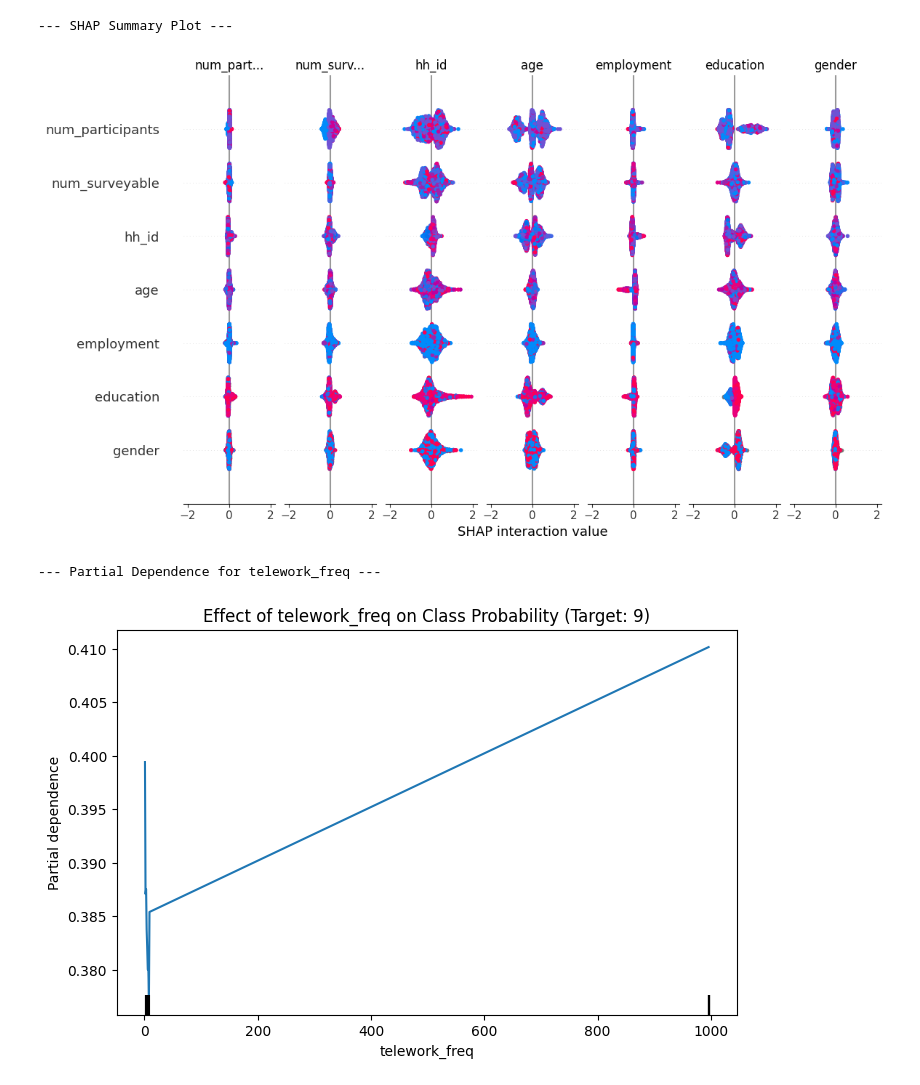
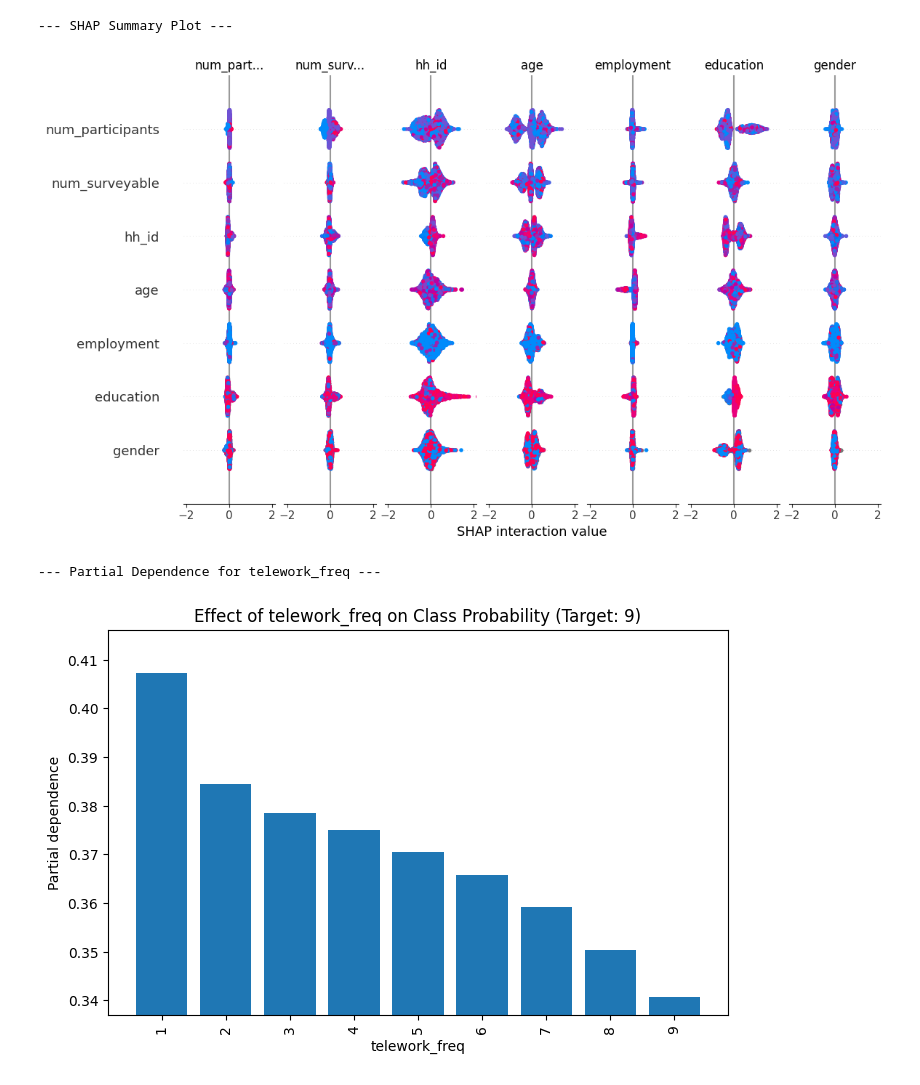
Before and after one commit to VarsanJ/Cities-in-Motion-2026, a Jupyter notebook: CatBoostModel.ipynb, the cells around one changed output. Saved outputs shown, nothing was run; the diff lists cells and outputs as text; code cells hidden in the pictures.

Commit message:
Updated independent variable stuff

```diff
--- a/CatBoostModel.ipynb
+++ b/CatBoostModel.ipynb
@@ -1,6 +1,9 @@
 # %% [markdown]
 <a href="https://colab.research.google.com/github/VarsanJ/Cities-in-Motion-2026/blob/main/CatBoostModel.ipynb" target="_parent"><img src="https://colab.research.google.com/assets/colab-badge.svg" alt="Open In Colab"/></a>
 # %%
+!pip install catboost shap -q
+
+# Imports
 import pandas as pd
 import numpy as np
 from catboost import CatBoostClassifier, Pool
@@ -11,17 +14,21 @@ from sklearn.inspection import PartialDependenceDisplay
 # File Import
 fileImport = pd.read_csv("CMAP_NeededVariables.csv")
 
-# Define Columns
+# Define The Dependent and Independent Variable so far
 dependent_var = 'transit_freq'
 independent_var = 'telework_freq'
 
-# Handle Special Code Cases
+# Handle Special Code Cases in a copy
 fileImport_cleaned = fileImport.copy()
 # Replace the 996 with 9 (Never)
 fileImport_cleaned[dependent_var] = fileImport_cleaned[dependent_var].replace(996, 9)
 # General custom codes for invalid responses
 custom_codes = [995, 997, 998, 999, -1]
 fileImport_cleaned = fileImport_cleaned.replace(custom_codes, np.nan)
+
+fileImport_cleaned[independent_var] = fileImport_cleaned[independent_var].replace(
+    [995, 996, 997, 998, 999, -1], np.nan
+)
 
 # Cleans variables
 df = fileImport_cleaned.dropna(subset=[dependent_var]) # Can't train on NaN targets
@@ -45,6 +52,8 @@ model = CatBoostClassifier(
 # Model Training
 model.fit(X, y, cat_features=cat_features)
 
+# These graphs were asked by Masoud, some AI Generated below
+
 # Feature Importance Plot
 print("\n--- Feature Importance ---")
 importance = model.get_feature_importance(prettified=True)
@@ -61,10 +70,21 @@ shap.summary_plot(shap_values, X)
 
 # Partial Dependence Plot
 print(f"\n--- Partial Dependence for {independent_var} ---")
+
 fig, ax = plt.subplots(figsize=(8, 5))
-# Determine the target class to plot (e.g., the most frequent class)
+
 most_frequent_class = y.mode()[0]
-PartialDependenceDisplay.from_estimator(model, X, features=[independent_var], ax=ax, target=most_frequent_class)
+
+PartialDependenceDisplay.from_estimator(
+    model,
+    X,
+    features=[independent_var],
+    target=most_frequent_class,
+    categorical_features=[independent_var],
+    ax=ax
+)
+# Define graph properties
 plt.title(f'Effect of {independent_var} on Class Probability (Target: {most_frequent_class})')
+plt.xticks(range(1, 10))
 plt.show()
 # %% [output]
@@ -89,4 +109,4 @@ plt.show()
 --- SHAP Summary Plot ---
-[figure, old version]
+[figure, new version]
 --- Partial Dependence for telework_freq ---
-[figure, old version]
+[figure, new version]
```
Also changed, not shown: parts of 1 cell of this notebook.
